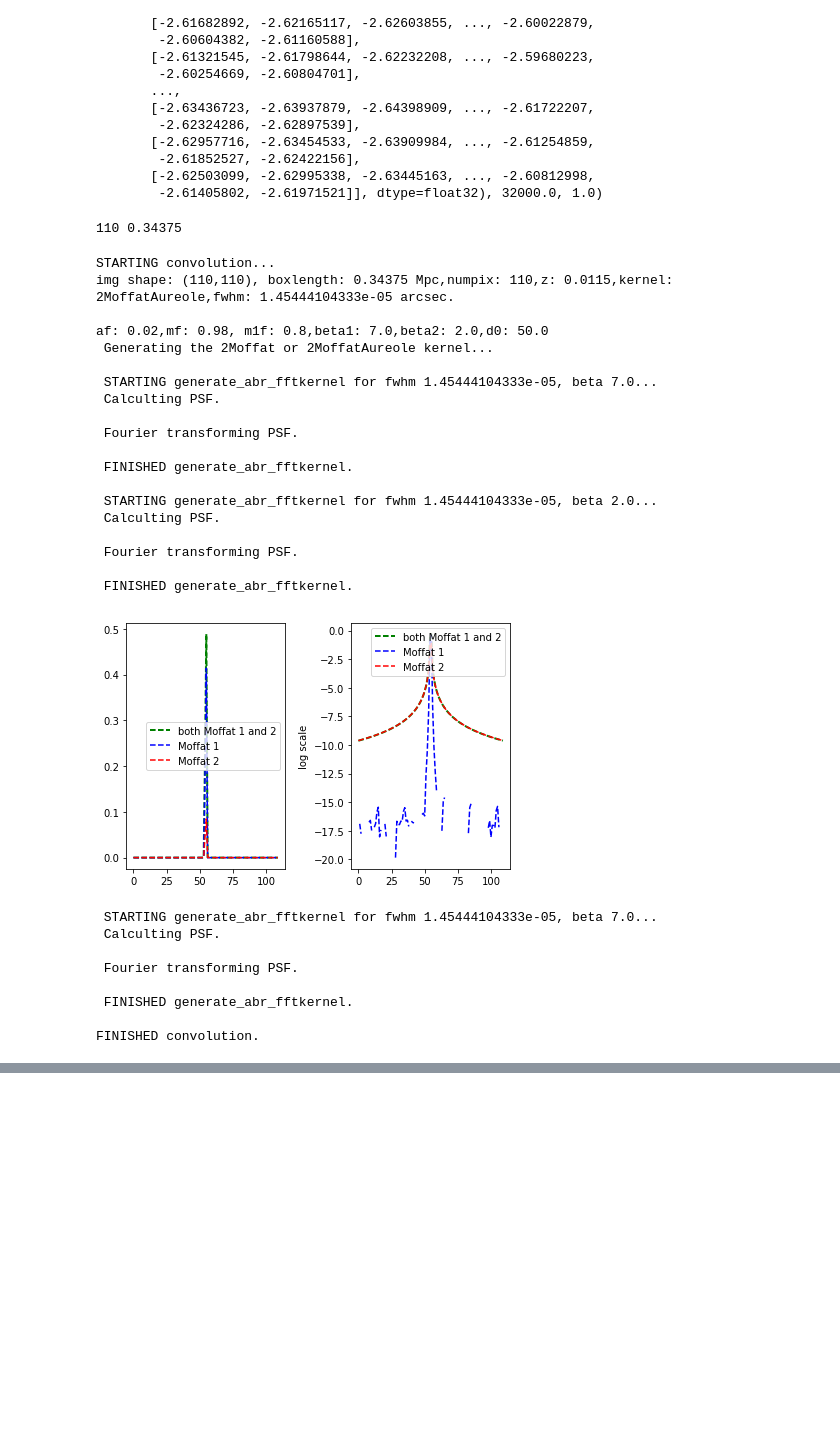
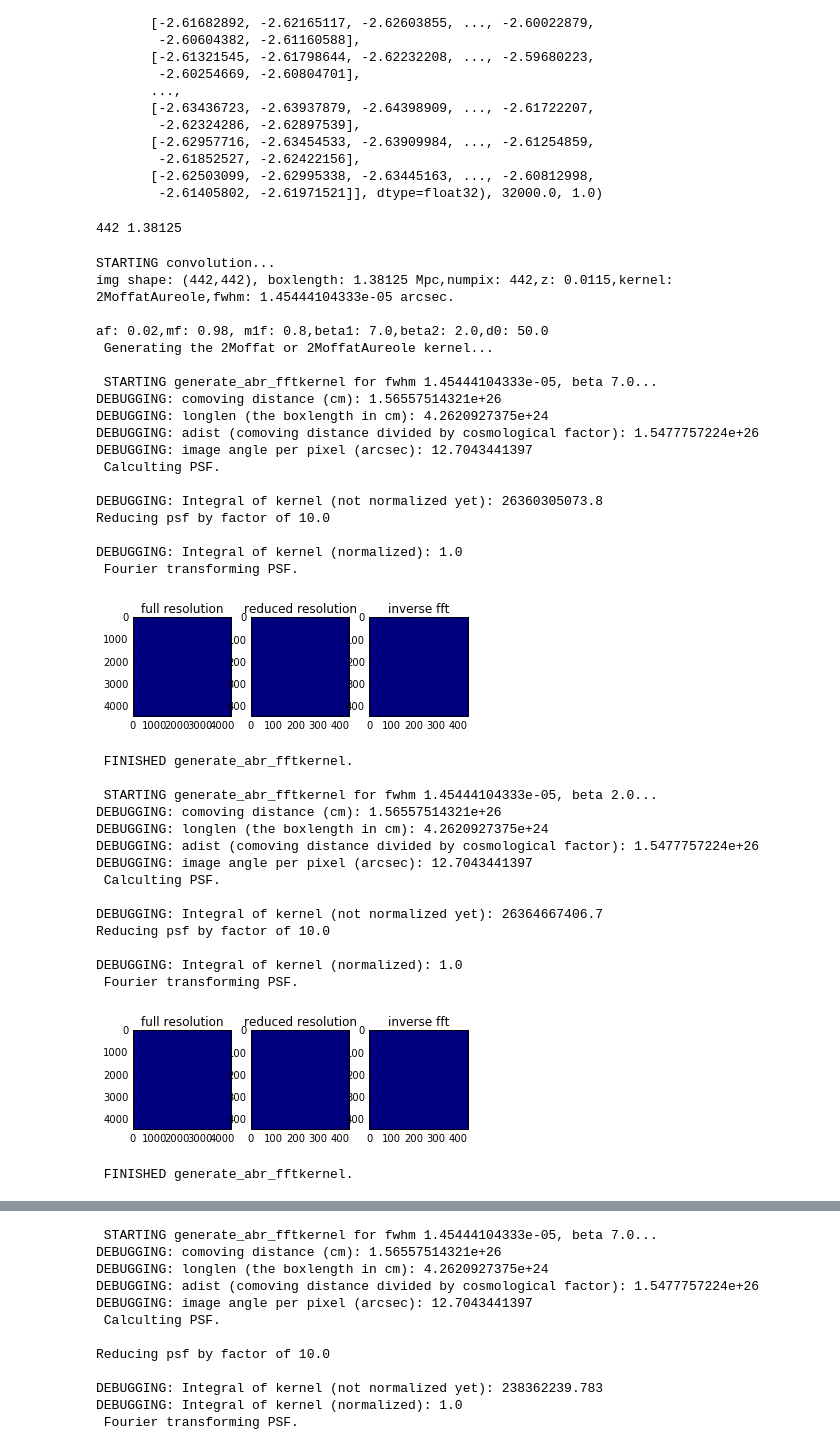
Before and after one commit to lokhorst/HalphaScripts, a Jupyter notebook: EagleSimScripts/psf_image_conv_compareSFandnonSR.ipynb, the cells around one changed output, grey strips where cells are left out. Cells and saved outputs as stored; diff of their text form; code cells hidden in the pictures; blank space fills up the shorter version.

Commit message:
convolution works again (somehow...) but want to confirm the conservation

```diff
--- a/EagleSimScripts/psf_image_conv_compareSFandnonSR.ipynb
+++ b/EagleSimScripts/psf_image_conv_compareSFandnonSR.ipynb
@@ -62,6 +62,6 @@ def loaddata(machine):
 
     return halpha_fromSF,halpha_noSF
 # %%
-halpha_fromSF,halpha_noSF = loaddata('chinook')
+halpha_fromSF,halpha_noSF = loaddata('coho')
 # %% [output]
 Total fromSFR file exists, loading now...
@@ -100,7 +104,7 @@ Will reduce resolution by a factor of 1.0.
         -2.61405802, -2.61971521]], dtype=float32), 32000.0, 1.0)
 # %%
 dragonfly_fov = 1440. #arcsec
-factor_bigger = 1.
+factor_bigger = 4.
 data_FOV_total, xystarts_out, size_out = extractFOV(data_tuple, None, distance,
                                                     x_center = 50.5, y_center = 13.5,
                                                     x_angFOV=dragonfly_fov*factor_bigger,
@@ -110,36 +114,43 @@ numpix = data_FOV_total.shape[0]
 boxlength = size_out[0]
 print numpix, boxlength
 # %% [output]
-110 0.34375
+442 1.38125
 # %%
 convolved_withSF = conv_image_abr(10**data_FOV_total,boxlength,numpix,z,'2MoffatAureole',fwhm,
-                                    debug=False,plotchecks=True)
+                                    debug=True,plotchecks=True)
 # %% [output]
 STARTING convolution...
-img shape: (110,110), boxlength: 0.34375 Mpc,numpix: 110,z: 0.0115,kernel: 2MoffatAureole,fwhm: 1.45444104333e-05 arcsec.
+img shape: (442,442), boxlength: 1.38125 Mpc,numpix: 442,z: 0.0115,kernel: 2MoffatAureole,fwhm: 1.45444104333e-05 arcsec.
 
 af: 0.02,mf: 0.98, m1f: 0.8,beta1: 7.0,beta2: 2.0,d0: 50.0
  Generating the 2Moffat or 2MoffatAureole kernel...
 
  STARTING generate_abr_fftkernel for fwhm 1.45444104333e-05, beta 7.0...
+DEBUGGING: comoving distance (cm): 1.56557514321e+26
+DEBUGGING: longlen (the boxlength in cm): 4.2620927375e+24
+DEBUGGING: adist (comoving distance divided by cosmological factor): 1.5477757224e+26
+DEBUGGING: image angle per pixel (arcsec): 12.7043441397
  Calculting PSF.
 
+DEBUGGING: Integral of kernel (not normalized yet): 26360305073.8
+Reducing psf by factor of 10.0
+
+DEBUGGING: Integral of kernel (normalized): 1.0
  Fourier transforming PSF.
-
- FINISHED generate_abr_fftkernel.
-
- STARTING generate_abr_fftkernel for fwhm 1.45444104333e-05, beta 2.0...
- Calculting PSF.
-
- Fourier transforming PSF.
-
- FINISHED generate_abr_fftkernel.
-[figure, old version]
+[figure, new version]
- STARTING generate_abr_fftkernel for fwhm 1.45444104333e-05, beta 7.0...
+ FINISHED generate_abr_fftkernel.
+
+ STARTING generate_abr_fftkernel for fwhm 1.45444104333e-05, beta 2.0...
+DEBUGGING: comoving distance (cm): 1.56557514321e+26
+DEBUGGING: longlen (the boxlength in cm): 4.2620927375e+24
+DEBUGGING: adist (comoving distance divided by cosmological factor): 1.5477757224e+26
+DEBUGGING: image angle per pixel (arcsec): 12.7043441397
  Calculting PSF.
 
+DEBUGGING: Integral of kernel (not normalized yet): 26364667406.7
+Reducing psf by factor of 10.0
+
+DEBUGGING: Integral of kernel (normalized): 1.0
  Fourier transforming PSF.
-
- FINISHED generate_abr_fftkernel.
-
-FINISHED convolution.
+[figure, added]
+ FINISHED generate_abr_fftkernel.
@@ -145,0 +158,12 @@ FINISHED convolution.
+ STARTING generate_abr_fftkernel for fwhm 1.45444104333e-05, beta 7.0...
+DEBUGGING: comoving distance (cm): 1.56557514321e+26
+DEBUGGING: longlen (the boxlength in cm): 4.2620927375e+24
+DEBUGGING: adist (comoving distance divided by cosmological factor): 1.5477757224e+26
+DEBUGGING: image angle per pixel (arcsec): 12.7043441397
+ Calculting PSF.
+
+Reducing psf by factor of 10.0
+
+DEBUGGING: Integral of kernel (not normalized yet): 238362239.783
+DEBUGGING: Integral of kernel (normalized): 1.0
+ Fourier transforming PSF.
```
Also changed, not shown: parts of 9 cells of this notebook, 7 other files.
